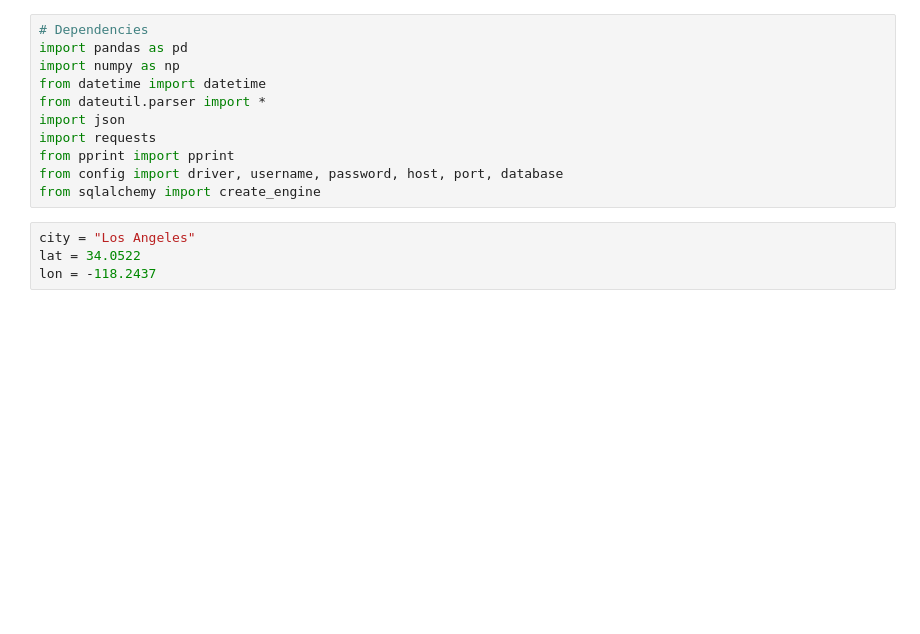
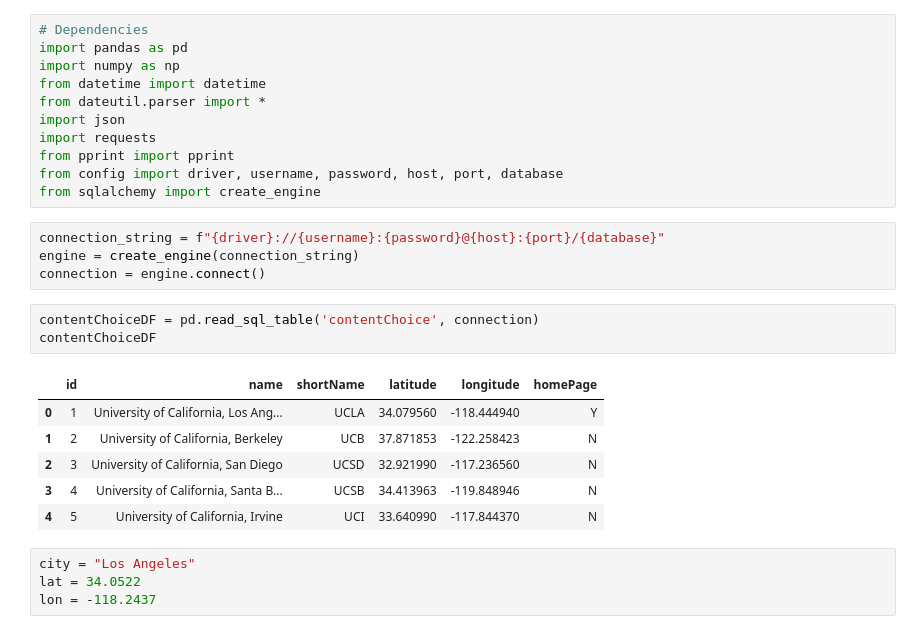
Before and after one commit to nappytrails/weather-trends, a Jupyter notebook: code/index_notebook_03-SQL.ipynb, the cells around one changed output. Cells and saved outputs as stored; diff of their text form; blank space fills up the shorter version.

```diff
--- a/code/index_notebook_03-SQL.ipynb
+++ b/code/index_notebook_03-SQL.ipynb
@@ -9,6 +9,20 @@ import requests
 from pprint import pprint
 from config import driver, username, password, host, port, database
 from sqlalchemy import create_engine
+# %%
+connection_string = f"{driver}://{username}:{password}@{host}:{port}/{database}"
+engine = create_engine(connection_string)
+connection = engine.connect()
+# %%
+contentChoiceDF = pd.read_sql_table('contentChoice', connection)
+contentChoiceDF
+# %% [output]
+|  | id | name | shortName | latitude | longitude | homePage |
+| 0 | 1 | University of California, Los Ang... | UCLA | 34.079560 | -118.444940 | Y |
+| 1 | 2 | University of California, Berkeley | UCB | 37.871853 | -122.258423 | N |
+| 2 | 3 | University of California, San Diego | UCSD | 32.921990 | -117.236560 | N |
+| 3 | 4 | University of California, Santa B... | UCSB | 34.413963 | -119.848946 | N |
+| 4 | 5 | University of California, Irvine | UCI | 33.640990 | -117.844370 | N |
 # %%
 city = "Los Angeles"
 lat = 34.0522
```
Also changed, not shown: 3 other files.
